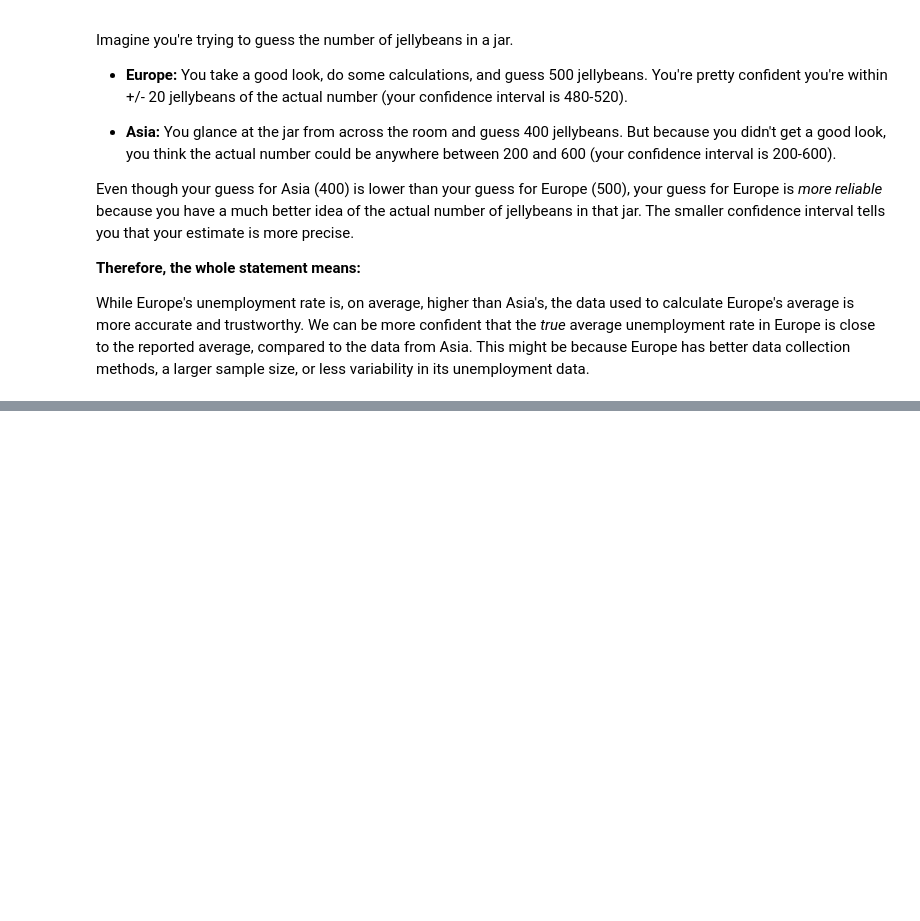
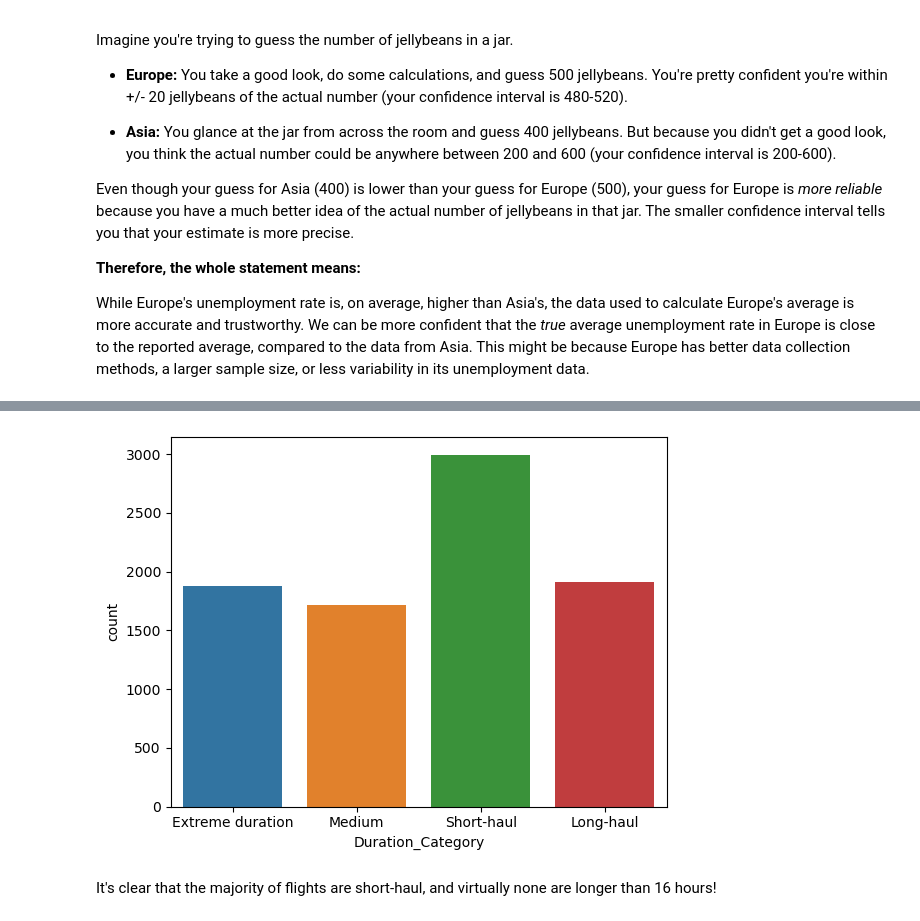
Before and after one commit to aziscript/Python-for-data-analysis, a Jupyter notebook: EDAinPython.ipynb, the cells around one changed output, grey strips where cells are left out. Saved outputs shown, nothing was run; the diff lists cells and outputs as text; code cells hidden in the pictures; blank space fills up the shorter version.

```diff
--- a/EDAinPython.ipynb
+++ b/EDAinPython.ipynb
@@ -398,0 +544,3 @@ While Europe's unemployment rate is, on average, higher than Asia's, the data us
+# %%
+# Remove the "Additional_Info" column
+planes.drop("Additional_Info", axis=1, inplace=True)
@@ -398,0 +607,8 @@ While Europe's unemployment rate is, on average, higher than Asia's, the data us
+# %%
+# Fill in missing values in the 'Price' column
+# planes["Airline"].map(prices_dict) looks up the median price for each airline
+# fillna(...) replaces missing prices with the mapped median price
+planes["Price"] = planes["Price"].fillna(planes["Airline"].map(prices_dict))
+
+# Print the count of missing values in each column to confirm that 'Price' is now filled
+print(planes.isna().sum())
@@ -398,0 +677,14 @@ While Europe's unemployment rate is, on average, higher than Asia's, the data us
+# %%
+# Create a list of flight categories to label flights by duration
+flight_categories = ["Short-haul", "Medium", "Long-haul"]
+
+# Create a regex pattern for short flights (durations from 0 to 4 hours)
+# The ^ symbol ensures that the string starts with this pattern
+# This ensures that you're only matching when the string starts with those hour values(0h,1h,2,h,3h)
+short_flights = "^0h|^1h|^2h|^3h|^4h"
+
+# Create a regex pattern for medium flights (durations from 5 to 9 hours)
+medium_flights = "^5h|^6h|^7h|^8h|^9h"
+
+# Create a regex pattern for long flights (durations from 10 to 16 hours)
+long_flights = "10h|11h|12h|13h|14h|15h|16h"
@@ -398,0 +696,21 @@ While Europe's unemployment rate is, on average, higher than Asia's, the data us
+# %%
+# Create conditions by checking if 'Duration' contains a matching pattern
+conditions = [
+    planes["Duration"].str.contains(short_flights),
+    planes["Duration"].str.contains(medium_flights),
+    planes["Duration"].str.contains(long_flights)
+]
+
+# Apply np.select() to assign a category based on which condition is True
+# If none match, label as "Extreme duration"
+planes["Duration_Category"] = np.select(conditions,
+                                        flight_categories,
+                                        default="Extreme duration")
+
+# Plot a count plot to show how many flights fall into each duration category
+sns.countplot(data=planes, x="Duration_Category", hue="Duration_Category")
+plt.show()
+# %% [output]
+[figure, added]
+# %% [markdown]
+It's clear that the majority of flights are short-haul, and virtually none are longer than 16 hours!
```
Also changed, not shown: parts of 32 cells of this notebook.
